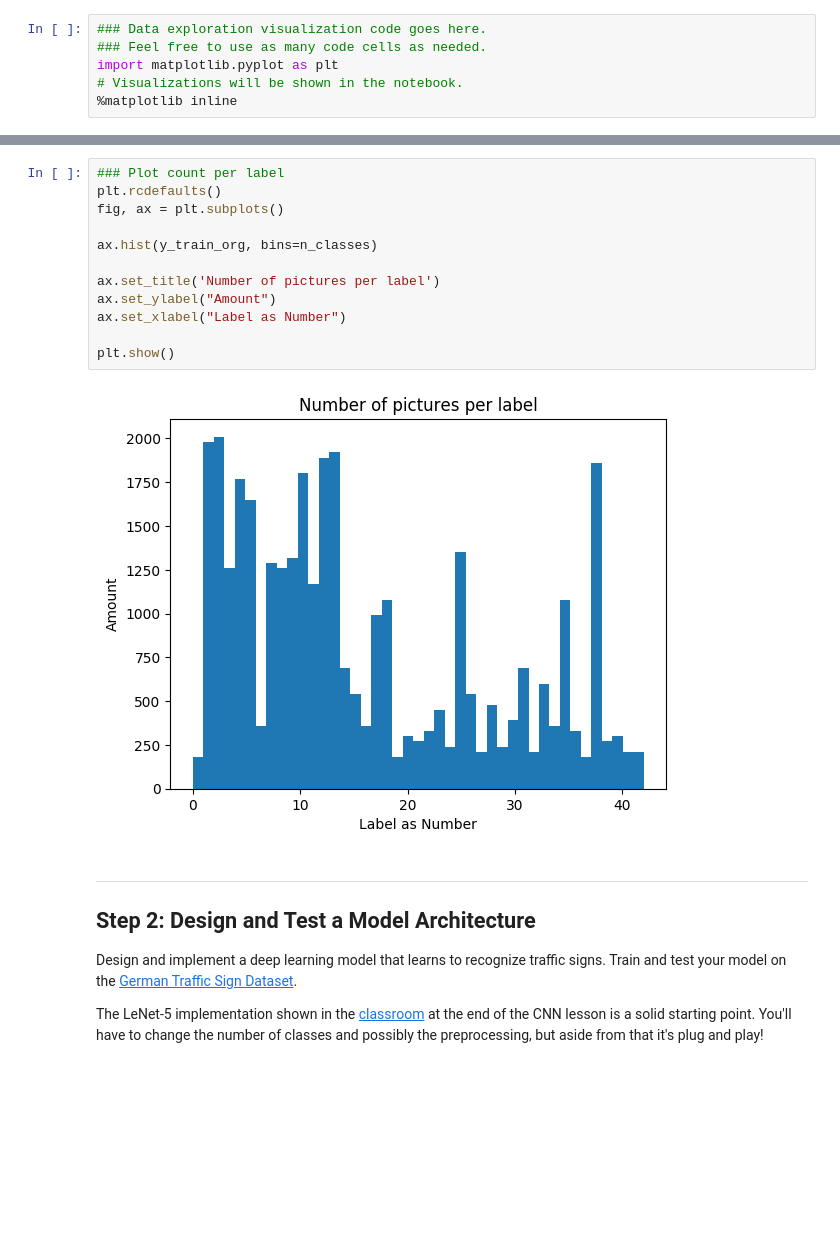
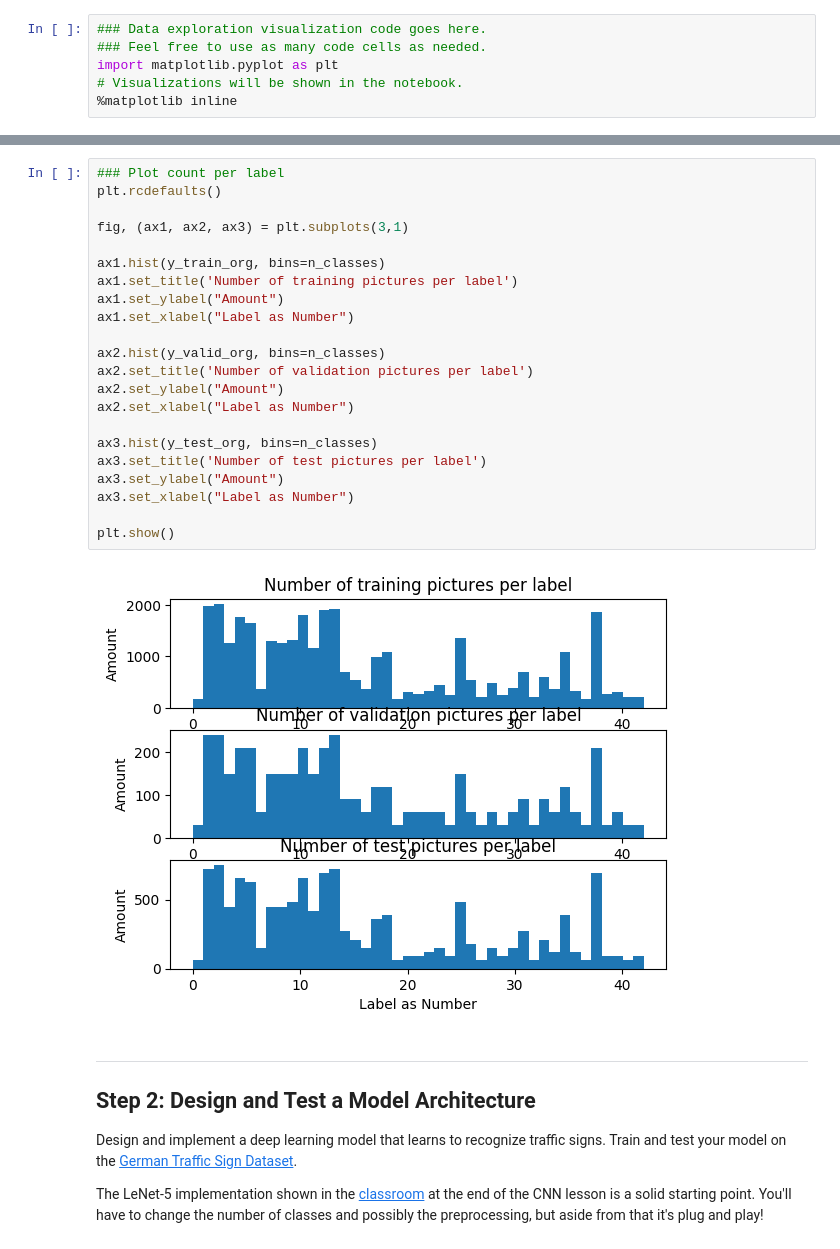
Before and after one commit to DominikMa/P2-Traffic-Sign-Classifier-Project, a Jupyter notebook: Traffic_Sign_Classifier.ipynb, the cells around one changed output, grey strips where cells are left out. Drawn from its saved outputs; the diff is of its cells as text; blank space fills up the shorter version.

```diff
--- a/Traffic_Sign_Classifier.ipynb
+++ b/Traffic_Sign_Classifier.ipynb
@@ -140,17 +142,27 @@ Keep right
 # %%
 ### Plot count per label
 plt.rcdefaults()
-fig, ax = plt.subplots()
 
-ax.hist(y_train_org, bins=n_classes)
+fig, (ax1, ax2, ax3) = plt.subplots(3,1)
 
-ax.set_title('Number of pictures per label')
-ax.set_ylabel("Amount")
-ax.set_xlabel("Label as Number")
+ax1.hist(y_train_org, bins=n_classes)
+ax1.set_title('Number of training pictures per label')
+ax1.set_ylabel("Amount")
+ax1.set_xlabel("Label as Number")
+
+ax2.hist(y_valid_org, bins=n_classes)
+ax2.set_title('Number of validation pictures per label')
+ax2.set_ylabel("Amount")
+ax2.set_xlabel("Label as Number")
+
+ax3.hist(y_test_org, bins=n_classes)
+ax3.set_title('Number of test pictures per label')
+ax3.set_ylabel("Amount")
+ax3.set_xlabel("Label as Number")
 
 plt.show()
 # %% [output]
-[figure, old version]
+[figure, new version]
 # %% [markdown]
 ----
 
```
Also changed, not shown: parts of 14 cells of this notebook, 4 other files.
